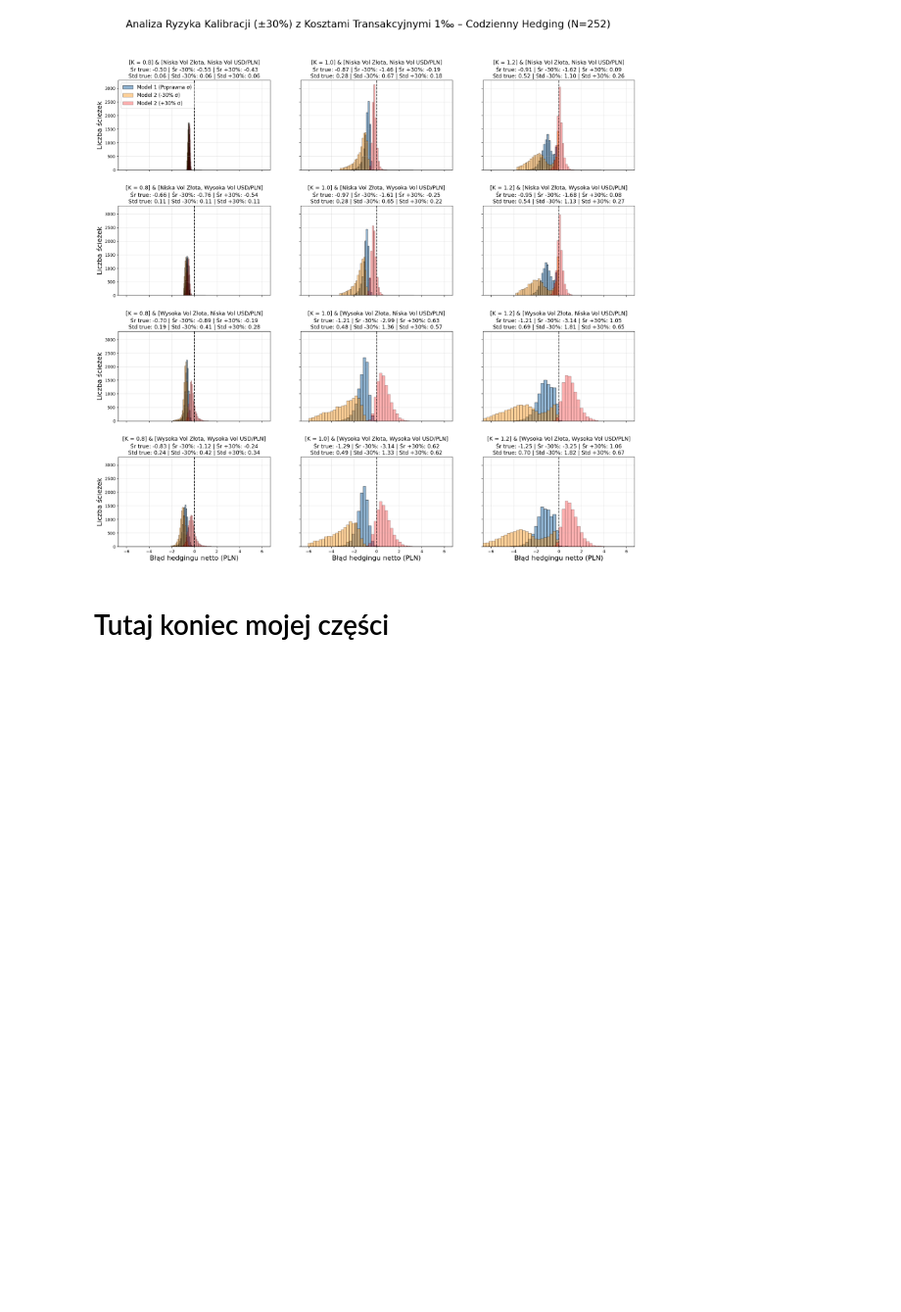
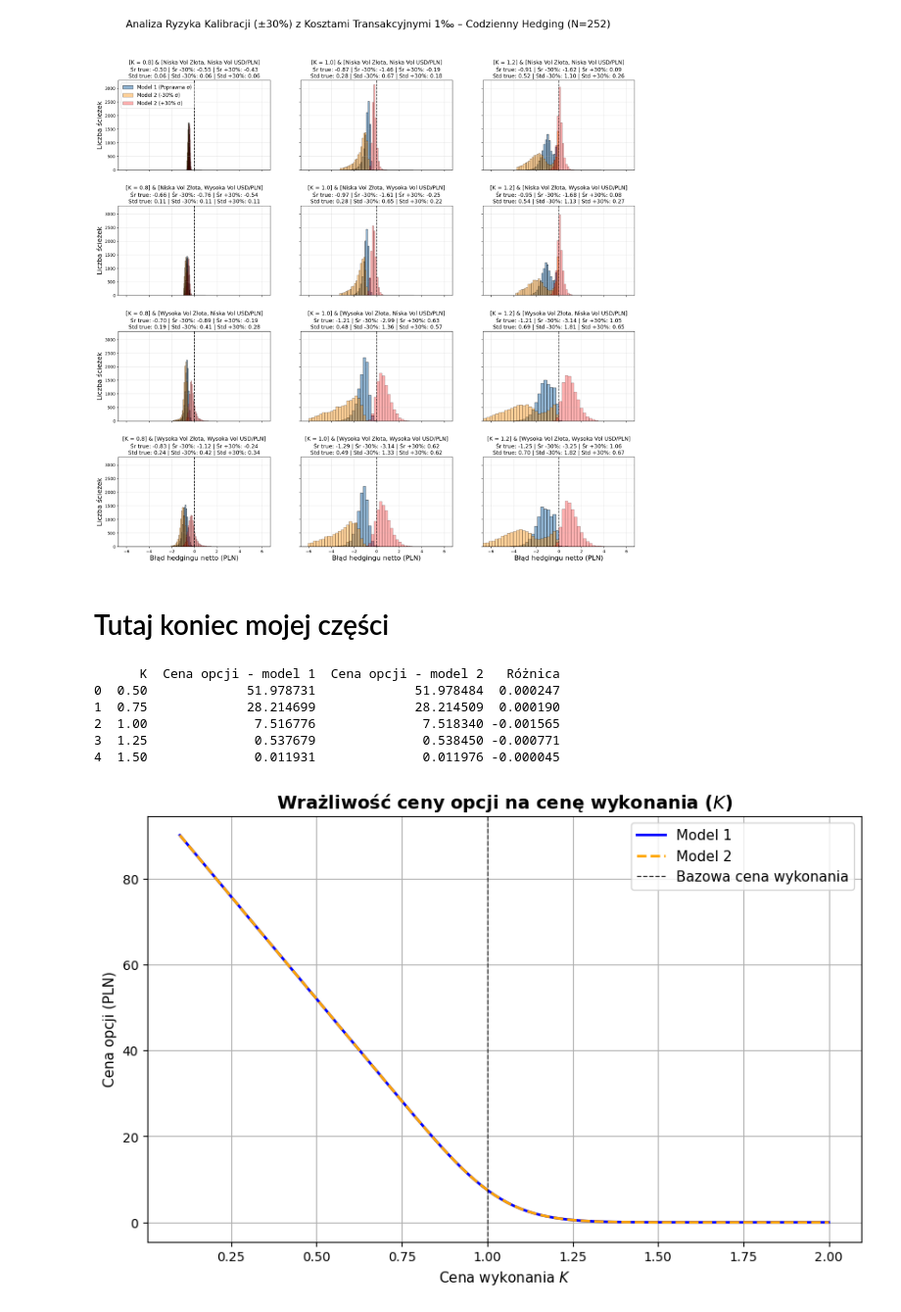
Before and after one commit to jakubzuk/financial-engineering-quanto-project, a Jupyter notebook: prezentacja.ipynb, the cells around one changed output. Shown at 98% size. Cells and saved outputs as stored; diff of their text form; code cells hidden in the pictures; blank space fills up the shorter version.

```diff
--- a/prezentacja.ipynb
+++ b/prezentacja.ipynb
@@ -1634,0 +1680,41 @@ plt.show()
+# %%
+# wycena dla różnych K:
+K_values = [0.5, 0.75, 1, 1.25, 1.5]
+prices1 = [price1(k, r_PLN, r_USD, rho_SX, sigma_X, sigma_S) for k in K_values]
+prices2 = [price2(k, r_PLN, r_USD, sigma_Y, sigma_X, rho_XY) for k in K_values]
+roznice = [prices1[i] - prices2[i] for i in range(len(prices1))]
+
+wycena_opcji = pd.DataFrame({
+    "K": K_values,
+    "Cena opcji - model 1": prices1,
+    "Cena opcji - model 2": prices2,
+    "Różnica": roznice
+})
+#wycena_opcji = wycena_opcji.round(5)
+print(wycena_opcji)
+# %% [output]
+      K  Cena opcji - model 1  Cena opcji - model 2   Różnica
+0  0.50             51.978731             51.978484  0.000247
+1  0.75             28.214699             28.214509  0.000190
+2  1.00              7.516776              7.518340 -0.001565
+3  1.25              0.537679              0.538450 -0.000771
+4  1.50              0.011931              0.011976 -0.000045
+# %%
+K_values = np.linspace(0.1, 2.0, 100)
+
+prices_k1 = [price1(k, r_PLN, r_USD, rho_SX, sigma_X, sigma_S) for k in K_values]
+prices_k2 = [price2(k, r_PLN, r_USD, sigma_Y, sigma_X, rho_XY) for k in K_values]
+
+plt.figure(figsize = (10,6))
+plt.plot(K_values, prices_k1, label='Model 1', color='blue', linewidth=2)
+plt.plot(K_values, prices_k2, label='Model 2', color='orange', linestyle='--', linewidth=2)
+plt.axvline(x=K, color='black', linestyle='--', alpha=0.8, linewidth=0.9, label='Bazowa cena wykonania')
+plt.title('Wrażliwość ceny opcji na cenę wykonania ($K$)', fontsize=14, fontweight='bold')
+plt.xlabel('Cena wykonania $K$', fontsize=11)
+plt.ylabel('Cena opcji (PLN)', fontsize=11)
+plt.legend(fontsize=11)
+plt.grid(True)
+#plt.savefig("plots/wrazliwosc_K.png")
+plt.show()
+# %% [output]
+[figure, added]
```
Also changed, not shown: parts of 14 cells of this notebook.
